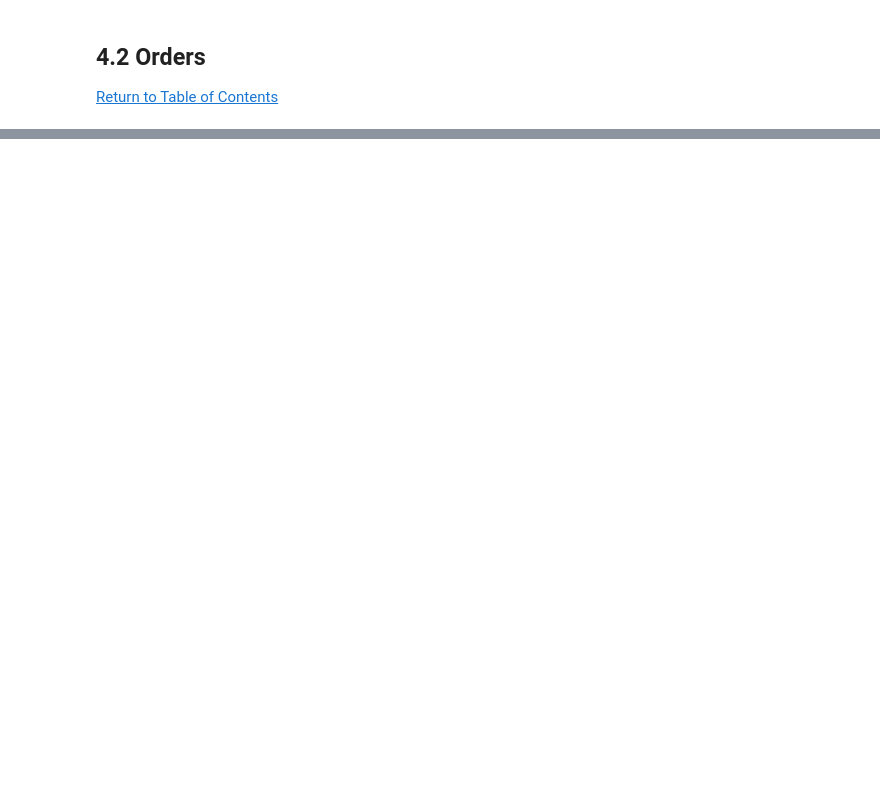
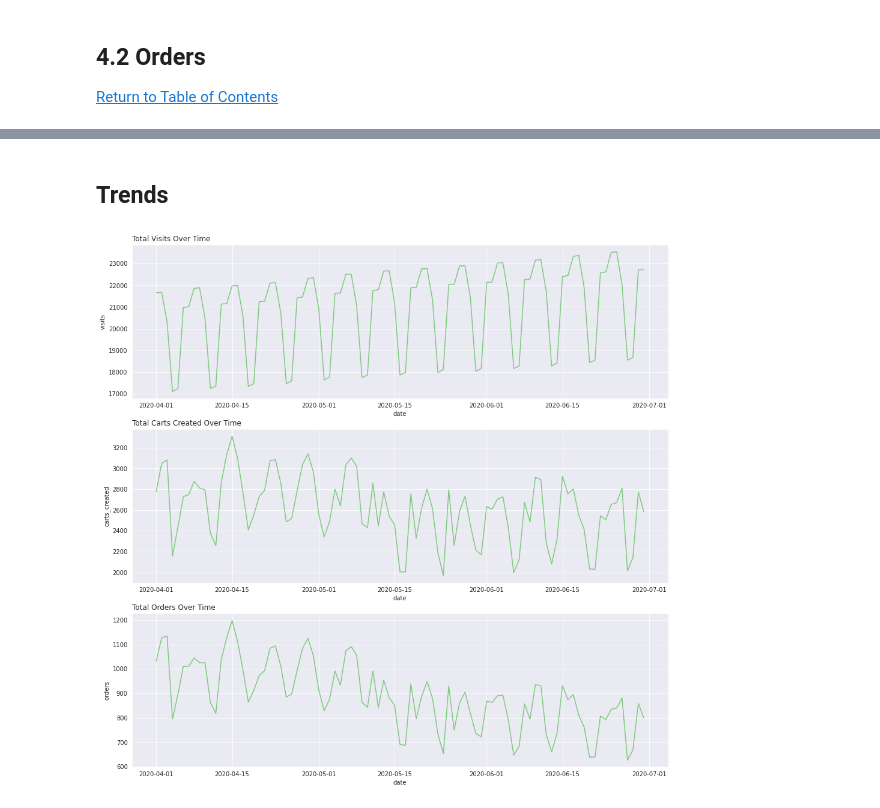
Before and after one commit to pathilink/enjoei_business_analytics_case, a Jupyter notebook: notebook/enjoei_case.ipynb, the cells around one changed output, grey strips where cells are left out. Drawn from its saved outputs; the diff is of its cells as text; code cells hidden in the pictures; blank space fills up the shorter version.

```diff
--- a/notebook/enjoei_case.ipynb
+++ b/notebook/enjoei_case.ipynb
@@ -75,3 +81,11 @@ Data columns (total 6 columns):
  5   orders_value   91 non-null     object
 dtypes: int64(4), object(2)
 memory usage: 4.4+ KB
+# %%
+# transform object into datetime - format 'yyyy-mm-dd'
+funnel['date'] = pd.to_datetime(funnel['date'], format='%d/%m/%Y')
+
+# transform object into float
+funnel['orders_value'] = pd.to_numeric(funnel['orders_value'].str.replace(',', '.'), errors='coerce').astype(float)
+
+funnel.head()
@@ -84,0 +164,18 @@ The data has 500 rows and 8 columns.
+# %%
+def plot_trend(x, y1, y2, y3, dataset, title1, title2, title3):
+  plt.figure(figsize=(16, 16))
+  sns.set_palette('Accent')
+  sns.set_style('darkgrid')
+
+  ax1 = plt.subplot(3, 1, 1) # (number of graphs, number of parts, order of graphs)
+  ax1.set_title(title1, fontsize=12, loc='left')
+  sns.lineplot(x=x, y=y1, data=dataset)
+
+  ax2 = plt.subplot(3, 1, 2)
+  ax2.set_title(title2, fontsize=12, loc='left')
+  sns.lineplot(x=x, y=y2, data=dataset)
+
+
+  ax3 = plt.subplot(3, 1, 3)
+  ax3.set_title(title3, fontsize=12, loc='left')
+  sns.lineplot(x=x, y=y3, data=dataset)
@@ -84,0 +185,8 @@ The data has 500 rows and 8 columns.
+# %%
+# order date column
+df_funnel = funnel.sort_values('date').copy()
+
+# add weekday
+df_funnel['day_of_week'] = df_funnel['date'].dt.strftime('%a')
+
+df_funnel.head()
@@ -84,0 +200,15 @@ The data has 500 rows and 8 columns.
+# %% [markdown]
+## Trends
+# %%
+plot_trend(
+    'date',
+    'visits',
+    'carts_created',
+    'orders',
+    df_funnel,
+    'Total Visits Over Time',
+    'Total Carts Created Over Time',
+    'Total Orders Over Time'
+)
+# %% [output]
+[figure, added]
```
Also changed, not shown: parts of 24 cells of this notebook.
